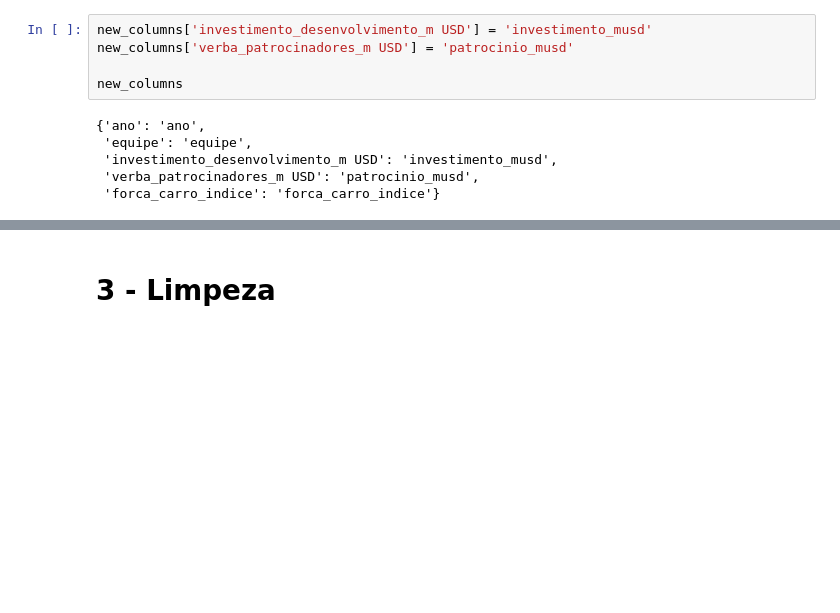
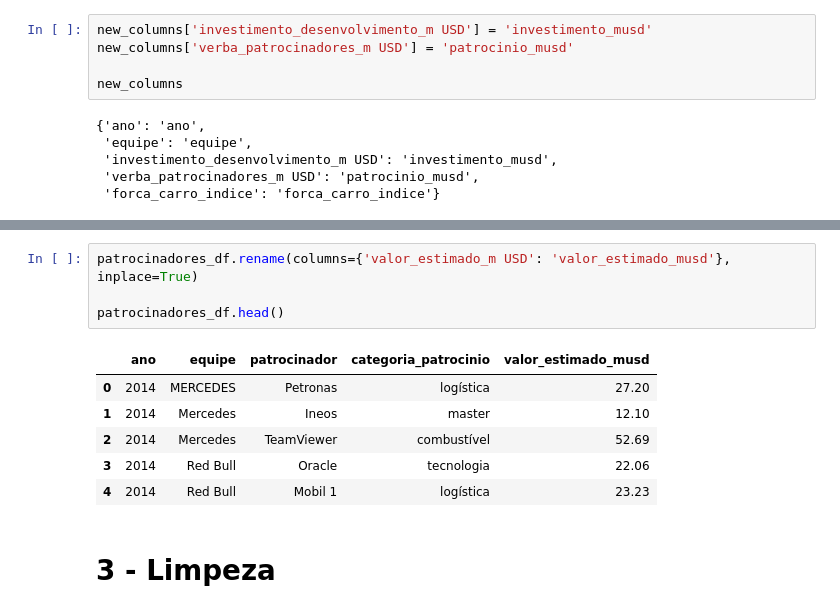
Before and after one commit to Somutt/revisao_py, a Jupyter notebook: 02_data_analysis/pandas_f1.ipynb, the cells around one changed output, grey strips where cells are left out. Saved outputs shown, nothing was run; the diff lists cells and outputs as text; blank space fills up the shorter version.

```diff
--- a/02_data_analysis/pandas_f1.ipynb
+++ b/02_data_analysis/pandas_f1.ipynb
@@ -716,3 +723,14 @@ financeiro_df.head()
+# %%
+patrocinadores_df.rename(columns={'valor_estimado_m USD': 'valor_estimado_musd'}, inplace=True)
+
+patrocinadores_df.head()
+# %% [output]
+|  | ano | equipe | patrocinador | categoria_patrocinio | valor_estimado_musd |
+| 0 | 2014 | MERCEDES | Petronas | logística | 27.20 |
+| 1 | 2014 | Mercedes | Ineos | master | 12.10 |
+| 2 | 2014 | Mercedes | TeamViewer | combustível | 52.69 |
+| 3 | 2014 | Red Bull | Oracle | tecnologia | 22.06 |
+| 4 | 2014 | Red Bull | Mobil 1 | logística | 23.23 |
 # %% [markdown]
 # 3 - Limpeza
 # %% [markdown]
```
Also changed, not shown: parts of 7 cells of this notebook.
